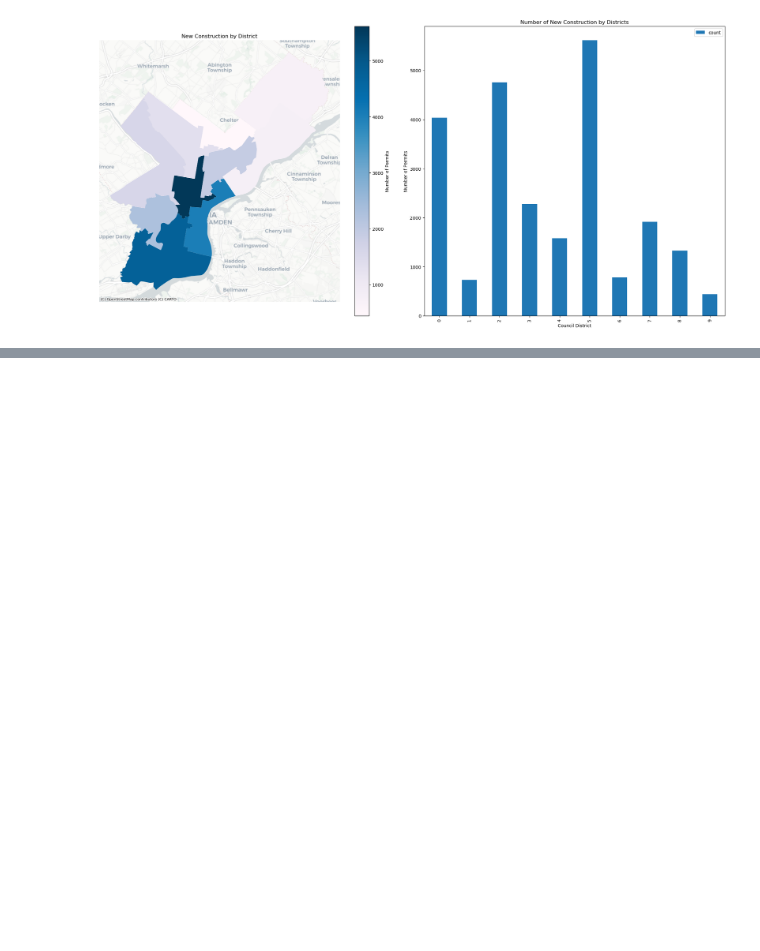
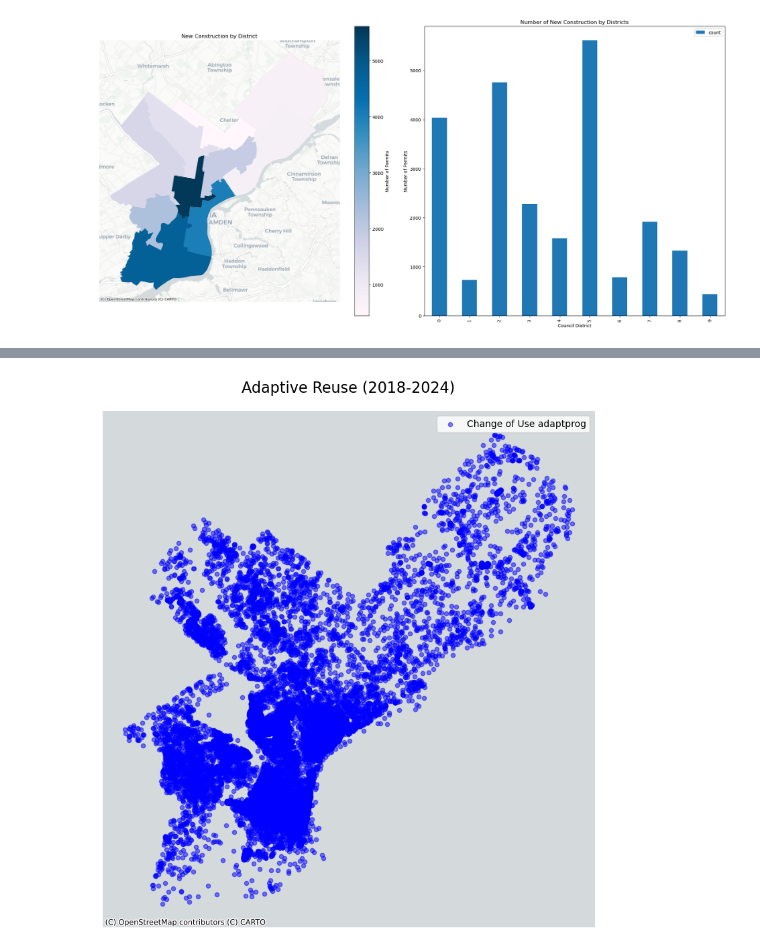
Before and after one commit to avavani/Practicum, a Jupyter notebook: notebooks/consdata.ipynb, the cells around one changed output, grey strips where cells are left out. Cells and saved outputs as stored; diff of their text form; code cells hidden in the pictures; blank space fills up the shorter version.

```diff
--- a/notebooks/consdata.ipynb
+++ b/notebooks/consdata.ipynb
@@ -355,0 +433,22 @@ plt.show()
+# %%
+# Create a figure and axis first
+fig, ax = plt.subplots(1, 1, figsize=(12, 10))
+
+# Plot the adaptive reuse points
+gdfadapt.plot(ax=ax,
+             alpha=0.5,
+             c='blue',
+             markersize=20,
+             label='Change of Use adaptprog')
+
+# Add a basemap
+ctx.add_basemap(ax, source=ctx.providers.CartoDB.Positron)
+
+# Plot customization
+plt.title('Adaptive Reuse (2018-2024)', fontsize=16, pad=20)
+ax.set_axis_off()
+plt.legend()  # Add a legend for the blue points
+
+plt.show()
+# %% [output]
+[figure, added]
```
Also changed, not shown: parts of 6 cells of this notebook, 1 other file.
